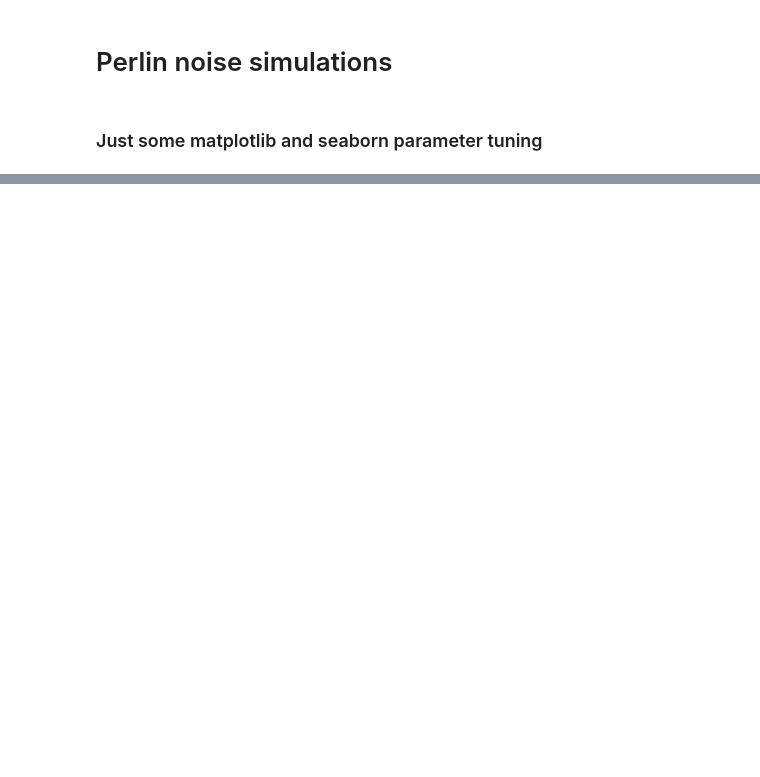
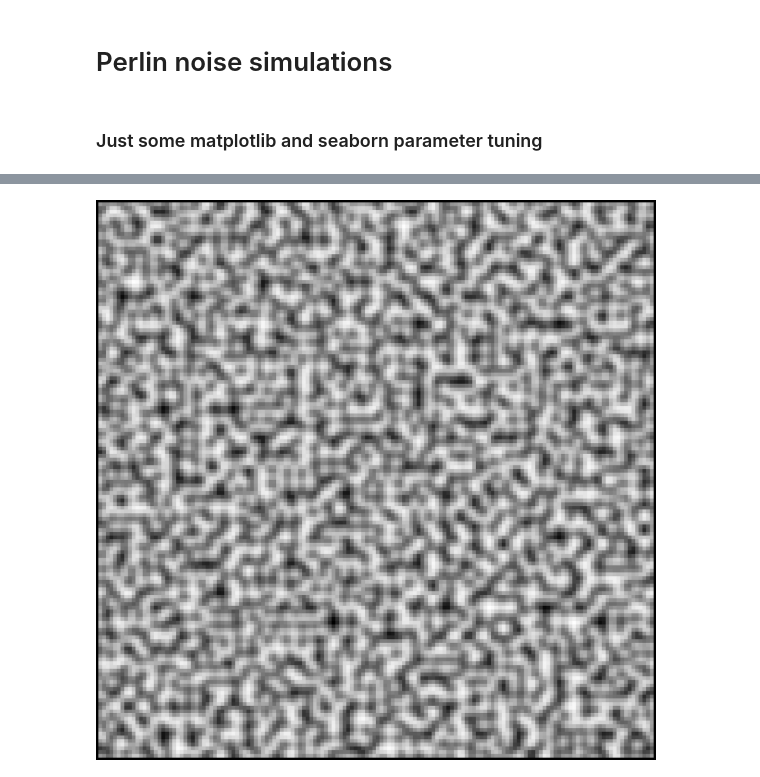
Before and after one commit to masterdesky/ELTE-mod-comp-1-2021, a Jupyter notebook: project/demos/perlin_noise.ipynb, the cells around one changed output, grey strips where cells are left out. Cells and saved outputs as stored; diff of their text form; code cells hidden in the pictures; blank space fills up the shorter version.

```diff
--- a/project/demos/perlin_noise.ipynb
+++ b/project/demos/perlin_noise.ipynb
@@ -226 +234,41 @@ plt.show()
+# %%
+if res <= 100:
+    fig, axes = plt.subplots(figsize=(30,30),
+                             facecolor='black')
+    axes.set_aspect('equal')
+    axes.axis('off')
+
+    for i in range(res):
+        for j in range(res):
+            k = i * res + j
+            descale = 40
+            axes.arrow(x=xs[k], y=ys[k], dx=xf[k]/descale, dy=yf[k]/descale,
+                       color='white', head_width=0.02, head_length=0.02, alpha=0.5, zorder=4)
+
+    plt.savefig(OUTDIR + 'perlin_f_nr{}_nc{}_px{}.png'.format(nrows, ncols, res),
+                format='png',
+                dpi=100,
+                facecolor='black')
+
+    plt.show()
+# %%
+fig, axes = plt.subplots(figsize=(30,30),
+                         facecolor='black')
+axes.set_aspect('equal')
+axes.axis('off')
+
+for i, perlin in enumerate(interps):
+    axes.imshow(perlin[::-1],
+                extent=(0,ncols-1,0,nrows-1),
+                cmap=cm.Greys)
+
+    plt.savefig(OUTDIR + 'perlin_i{}_nr{}_nc{}_px{}.png'.format(i, nrows, ncols, res),
+                format='png',
+                dpi=100,
+                facecolor='black',
+                bbox_inches='tight')
+
+plt.show()
+# %% [output]
+[figure, added]
 # %%
```
Also changed, not shown: parts of 14 cells of this notebook, 38 other files.
